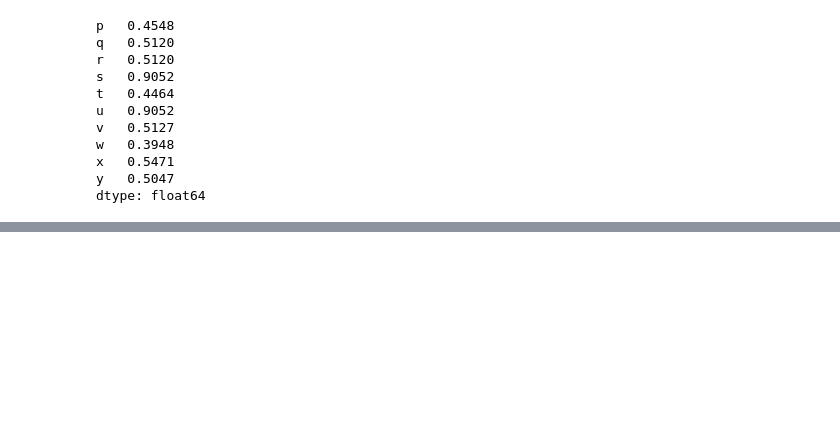
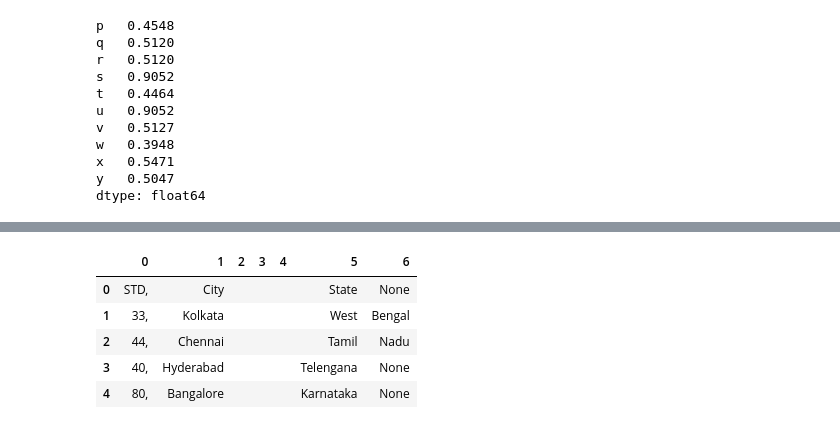
Before and after one commit to kornellewy/numpy-pandas-sklearn-scipy-exercise, a Jupyter notebook: pandas_cw_1.ipynb, the cells around one changed output, grey strips where cells are left out. Saved outputs shown, nothing was run; the diff lists cells and outputs as text; code cells hidden in the pictures; blank space fills up the shorter version.

```diff
--- a/pandas_cw_1.ipynb
+++ b/pandas_cw_1.ipynb
@@ -933,0 +1101,17 @@ Wall time: 10.4 ms
+# %%
+# 75. How to split a text column into two separate columns?
+# Split the string column in df to form a dataframe with 3 columns as shown.
+df = pd.DataFrame(["STD, City    State",
+                "33, Kolkata    West Bengal",
+                "44, Chennai    Tamil Nadu",
+                "40, Hyderabad    Telengana",
+                "80, Bangalore    Karnataka"], columns=['row'])
+df = df['row'].str.split(' ', expand=True)
+df
+# %% [output]
+|  | 0 | 1 | 2 | 3 | 4 | 5 | 6 |
+| 0 | STD, | City |  |  |  | State | None |
+| 1 | 33, | Kolkata |  |  |  | West | Bengal |
+| 2 | 44, | Chennai |  |  |  | Tamil | Nadu |
+| 3 | 40, | Hyderabad |  |  |  | Telengana | None |
+| 4 | 80, | Bangalore |  |  |  | Karnataka | None |
```
Also changed, not shown: parts of 16 cells of this notebook.
